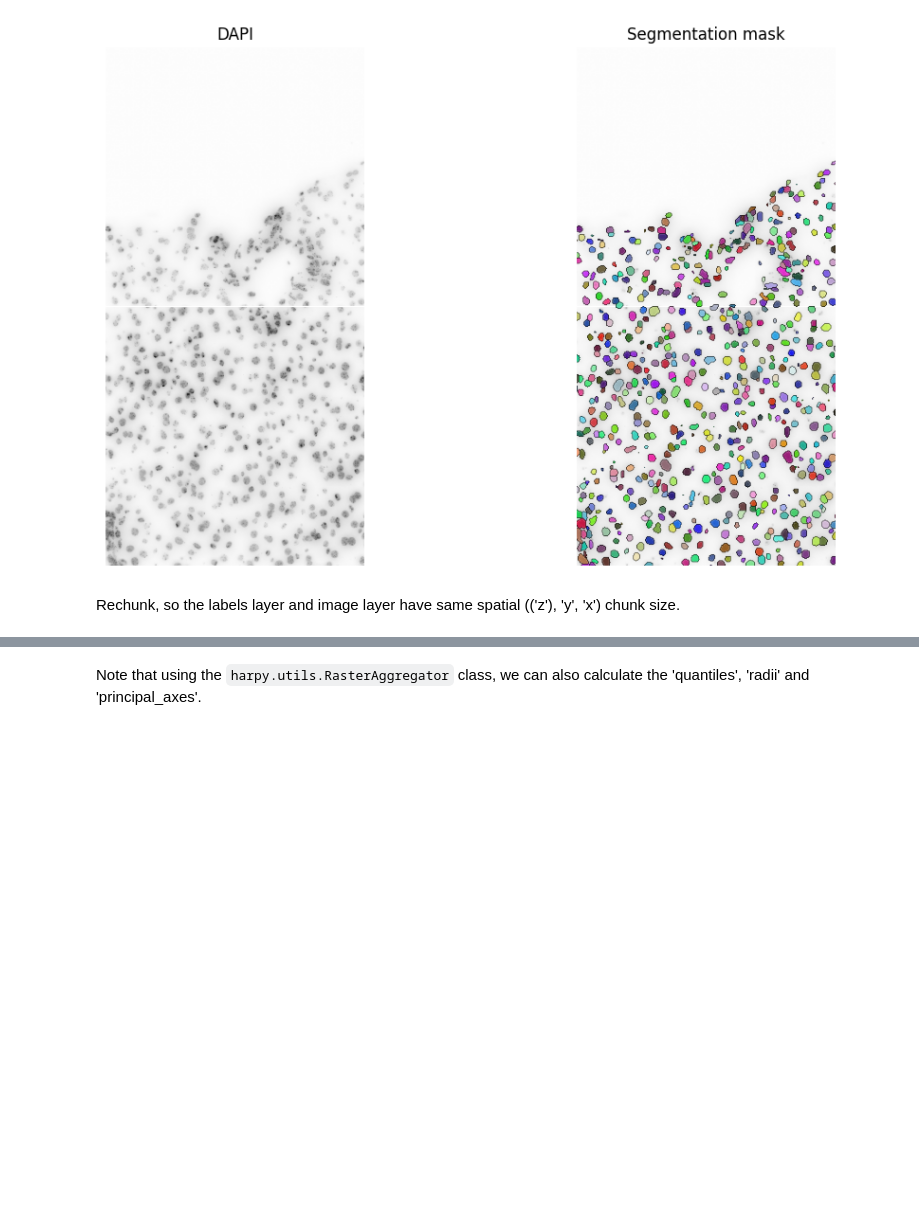
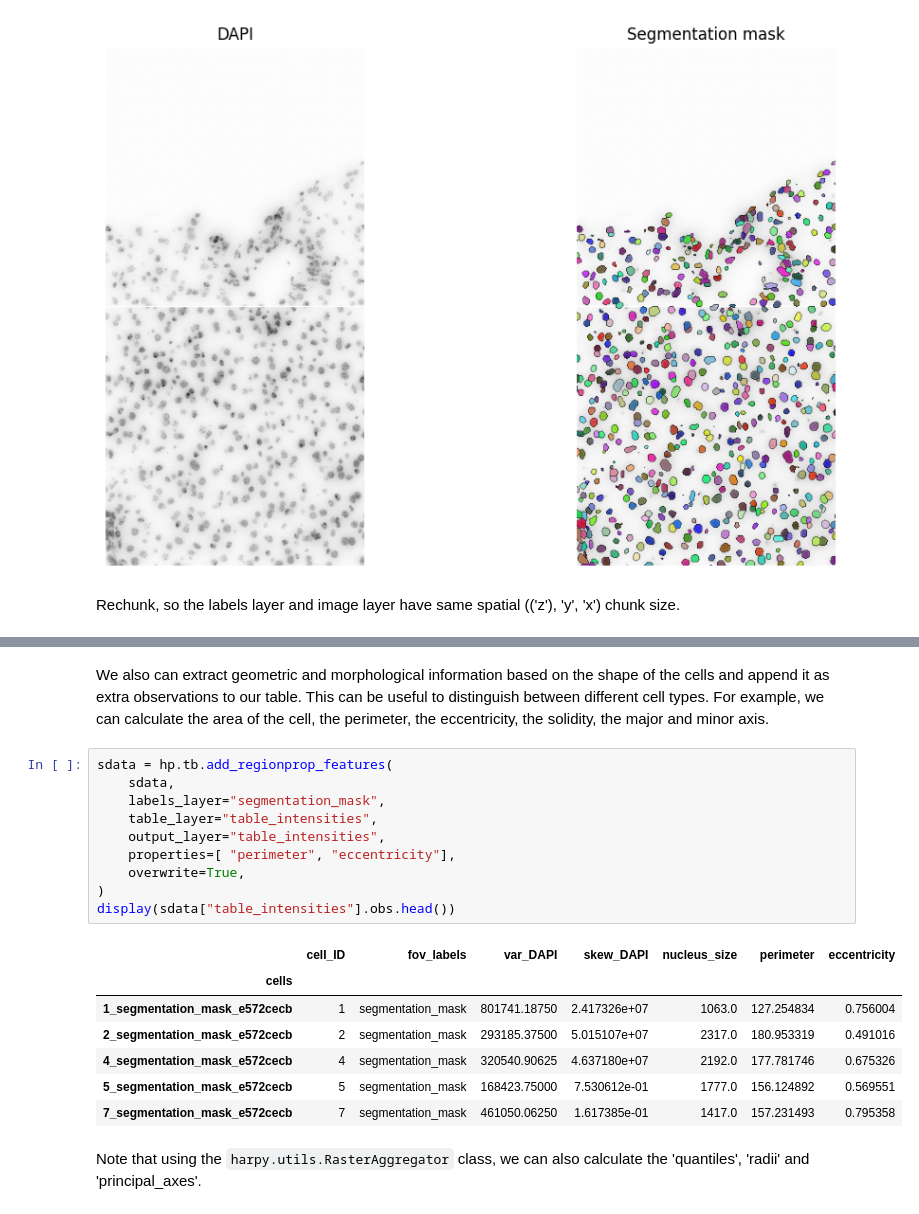
Before and after one commit to saeyslab/harpy, a Jupyter notebook: docs/tutorials/advanced/Harpy_aggregate_rasters.ipynb, the cells around one changed output, grey strips where cells are left out. Drawn from its saved outputs; the diff is of its cells as text; blank space fills up the shorter version.

```diff
--- a/docs/tutorials/advanced/Harpy_aggregate_rasters.ipynb
+++ b/docs/tutorials/advanced/Harpy_aggregate_rasters.ipynb
@@ -210,3 +199,23 @@ INFO     Rasterizing image for faster rendering.
+# %% [markdown]
+We also can extract geometric and morphological information based on the shape of the cells and append it as extra observations to our table. This can be useful to distinguish between different cell types. For example, we can calculate the area of the cell, the perimeter, the eccentricity, the solidity, the major and minor axis.
+# %%
+sdata = hp.tb.add_regionprop_features(
+    sdata,
+    labels_layer="segmentation_mask",
+    table_layer="table_intensities",
+    output_layer="table_intensities",
+    properties=[ "perimeter", "eccentricity"],
+    overwrite=True,
+)
+display(sdata["table_intensities"].obs.head())
+# %% [output]
+|  | cell_ID | fov_labels | var_DAPI | skew_DAPI | nucleus_size | perimeter | eccentricity |
+| cells |  |  |  |  |  |  |  |
+| 1_segmentation_mask_e572cecb | 1 | segmentation_mask | 801741.18750 | 2.417326e+07 | 1063.0 | 127.254834 | 0.756004 |
+| 2_segmentation_mask_e572cecb | 2 | segmentation_mask | 293185.37500 | 5.015107e+07 | 2317.0 | 180.953319 | 0.491016 |
+| 4_segmentation_mask_e572cecb | 4 | segmentation_mask | 320540.90625 | 4.637180e+07 | 2192.0 | 177.781746 | 0.675326 |
+| 5_segmentation_mask_e572cecb | 5 | segmentation_mask | 168423.75000 | 7.530612e-01 | 1777.0 | 156.124892 | 0.569551 |
+| 7_segmentation_mask_e572cecb | 7 | segmentation_mask | 461050.06250 | 1.617385e-01 | 1417.0 | 157.231493 | 0.795358 |
 # %% [markdown]
 Note that using the `harpy.utils.RasterAggregator` class, we can also calculate the  'quantiles', 'radii' and 'principal_axes'.
 # %%
```
Also changed, not shown: parts of 22 cells of this notebook.
